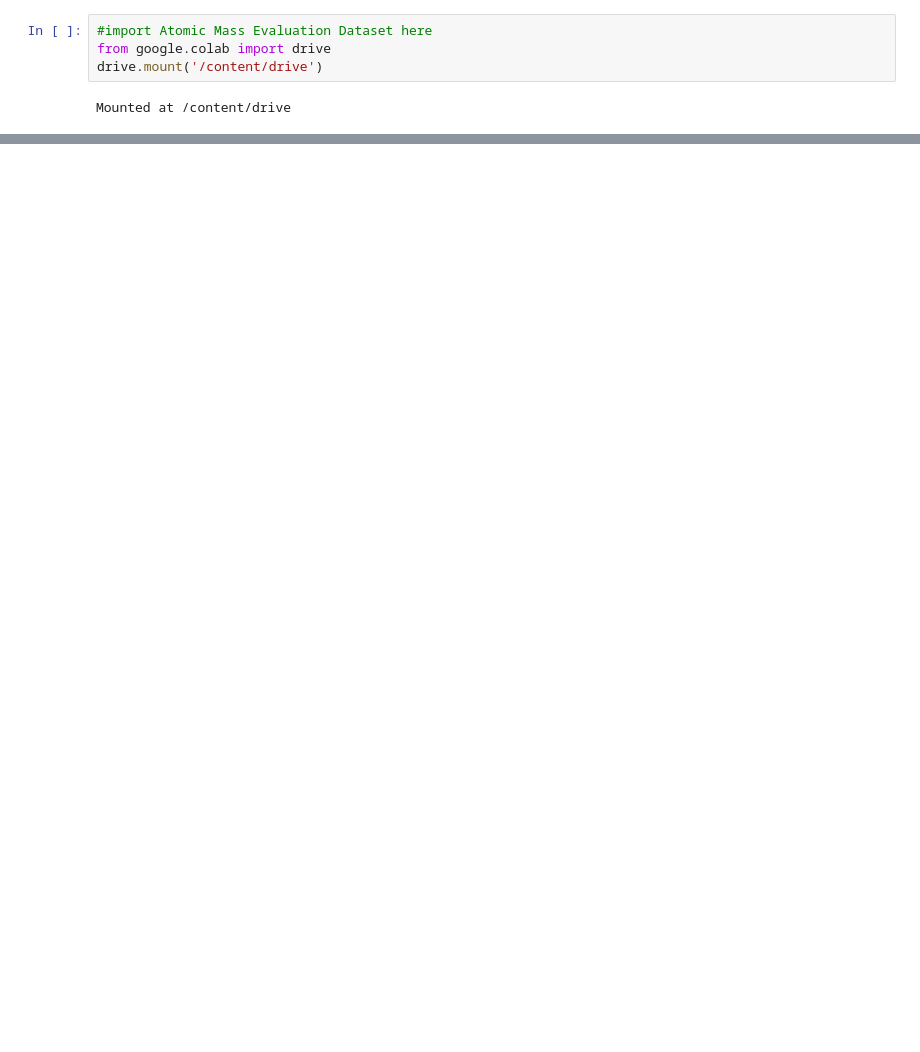
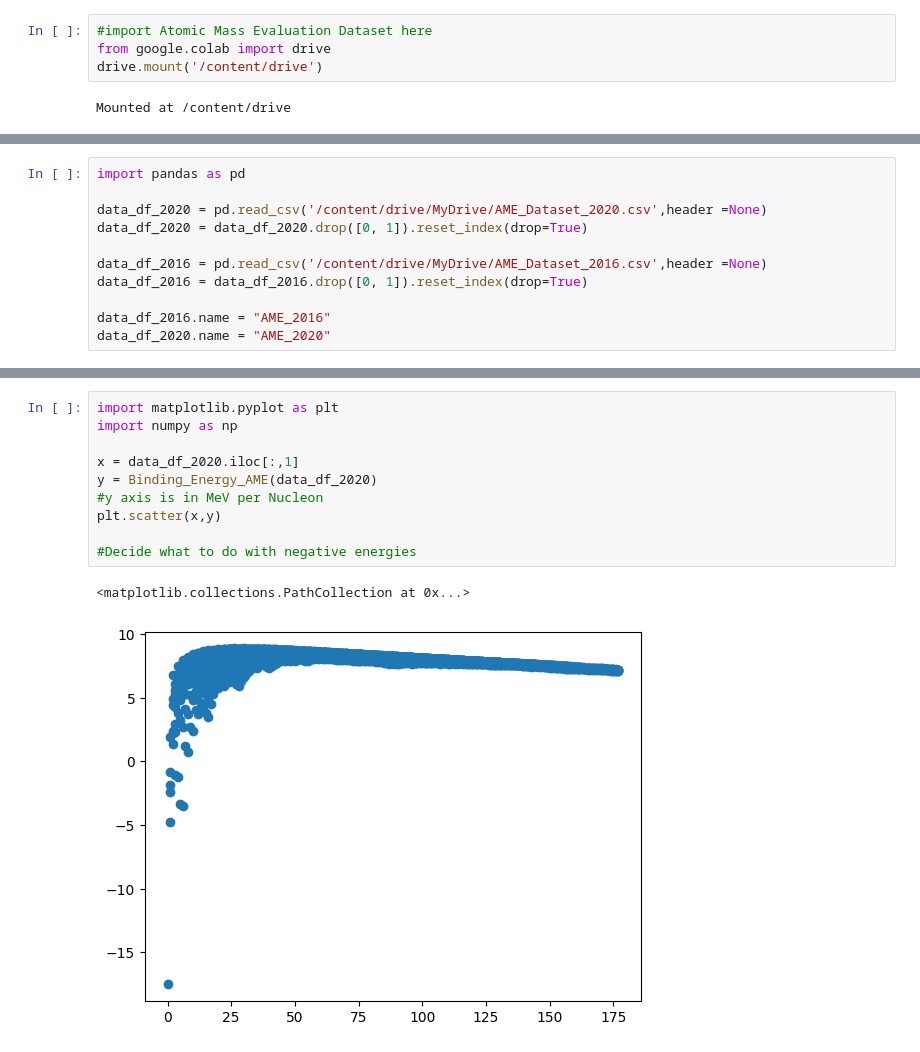
Before and after one commit to LoneWolf2026/Neural-Network-for-Nuclear-Binding-Energy-Prediction-, a Jupyter notebook: Semi_Empirical_Mass_Formula.ipynb, the cells around one changed output, grey strips where cells are left out. Cells and saved outputs as stored; diff of their text form; blank space fills up the shorter version.

```diff
--- a/Semi_Empirical_Mass_Formula.ipynb
+++ b/Semi_Empirical_Mass_Formula.ipynb
@@ -93,0 +9,11 @@ def Binding_Energy_AME2020(data_df):
+# %%
+import pandas as pd
+
+data_df_2020 = pd.read_csv('/content/drive/MyDrive/AME_Dataset_2020.csv',header =None)
+data_df_2020 = data_df_2020.drop([0, 1]).reset_index(drop=True)
+
+data_df_2016 = pd.read_csv('/content/drive/MyDrive/AME_Dataset_2016.csv',header =None)
+data_df_2016 = data_df_2016.drop([0, 1]).reset_index(drop=True)
+
+data_df_2016.name = "AME_2016"
+data_df_2020.name = "AME_2020"
@@ -93,0 +117,13 @@ def Binding_Energy_AME2020(data_df):
+# %%
+import matplotlib.pyplot as plt
+import numpy as np
+
+x = data_df_2020.iloc[:,1]
+y = Binding_Energy_AME(data_df_2020)
+#y axis is in MeV per Nucleon
+plt.scatter(x,y)
+
+#Decide what to do with negative energies
+# %% [output]
+<matplotlib.collections.PathCollection at 0x...>
+[figure, added]
```
Also changed, not shown: parts of 7 cells of this notebook.
